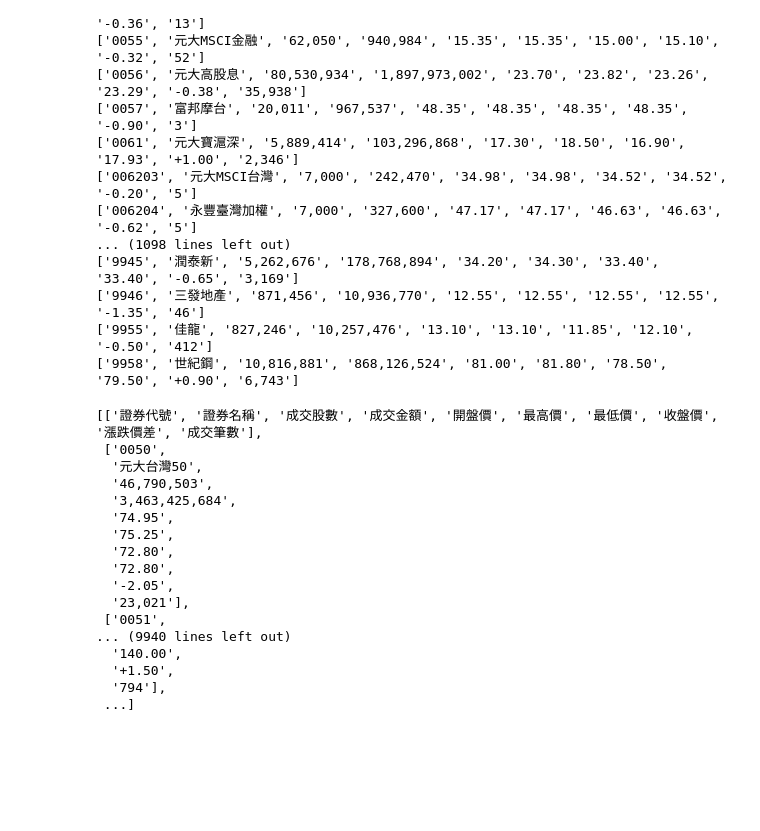
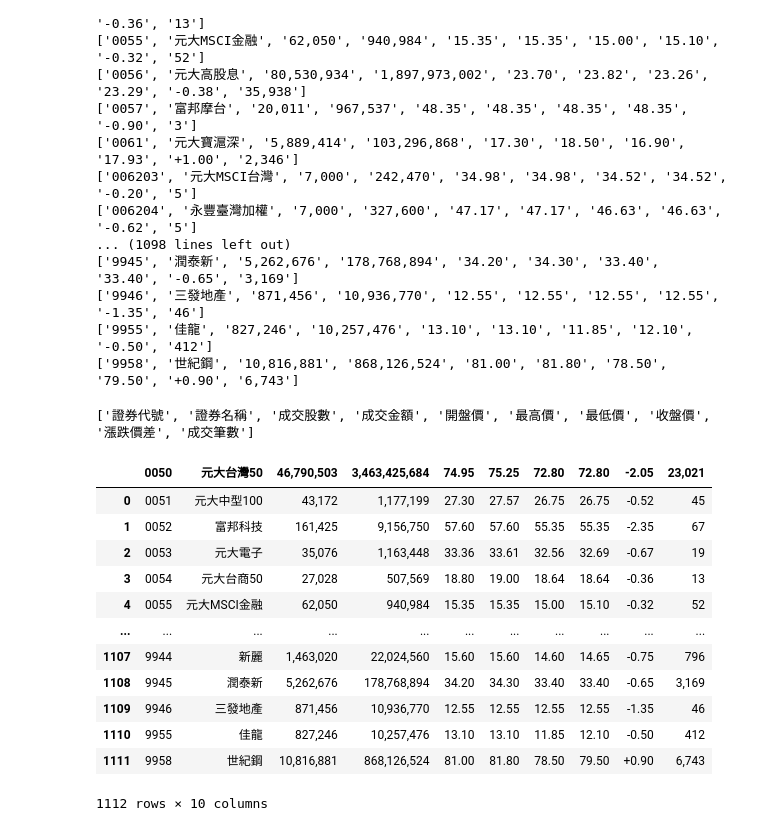
Before and after one commit to Bebe1125/_2023_07_23_sunday_, a Jupyter notebook: lesson17_1.ipynb, the cells around one changed output. Cells and saved outputs as stored; diff of their text form; code cells hidden in the pictures; blank space fills up the shorter version.

```diff
--- a/lesson17_1.ipynb
+++ b/lesson17_1.ipynb
@@ -30,22 +30,27 @@ with open("個股日成交資訊.csv",mode='r',encoding='utf-8',newline="") as f
     reader=csv.reader(file)
     data_list = list(reader)
 
+index_data = data_list.pop(0)
+print(index_data)
 data_list
+columns_data = data_list.pop(0)
 # %% [output]
-[['證券代號', '證券名稱', '成交股數', '成交金額', '開盤價', '最高價', '最低價', '收盤價', '漲跌價差', '成交筆數'],
- ['0050',
-  '元大台灣50',
-  '46,790,503',
-  '3,463,425,684',
-  '74.95',
-  '75.25',
-  '72.80',
-  '72.80',
-  '-2.05',
-  '23,021'],
- ['0051',
-... (9940 lines left out)
-  '140.00',
-  '+1.50',
-  '794'],
- ...]
+['證券代號', '證券名稱', '成交股數', '成交金額', '開盤價', '最高價', '最低價', '收盤價', '漲跌價差', '成交筆數']
+# %%
+import pandas as pd
+df = pd.DataFrame(data_list,columns=columns_data)
+df
+# %% [output]
+|  | 0050 | 元大台灣50 | 46,790,503 | 3,463,425,684 | 74.95 | 75.25 | 72.80 | 72.80 | -2.05 | 23,021 |
+| 0 | 0051 | 元大中型100 | 43,172 | 1,177,199 | 27.30 | 27.57 | 26.75 | 26.75 | -0.52 | 45 |
+| 1 | 0052 | 富邦科技 | 161,425 | 9,156,750 | 57.60 | 57.60 | 55.35 | 55.35 | -2.35 | 67 |
+| 2 | 0053 | 元大電子 | 35,076 | 1,163,448 | 33.36 | 33.61 | 32.56 | 32.69 | -0.67 | 19 |
+| 3 | 0054 | 元大台商50 | 27,028 | 507,569 | 18.80 | 19.00 | 18.64 | 18.64 | -0.36 | 13 |
+| 4 | 0055 | 元大MSCI金融 | 62,050 | 940,984 | 15.35 | 15.35 | 15.00 | 15.10 | -0.32 | 52 |
+| ... | ... | ... | ... | ... | ... | ... | ... | ... | ... | ... |
+| 1107 | 9944 | 新麗 | 1,463,020 | 22,024,560 | 15.60 | 15.60 | 14.60 | 14.65 | -0.75 | 796 |
+| 1108 | 9945 | 潤泰新 | 5,262,676 | 178,768,894 | 34.20 | 34.30 | 33.40 | 33.40 | -0.65 | 3,169 |
+| 1109 | 9946 | 三發地產 | 871,456 | 10,936,770 | 12.55 | 12.55 | 12.55 | 12.55 | -1.35 | 46 |
+| 1110 | 9955 | 佳龍 | 827,246 | 10,257,476 | 13.10 | 13.10 | 11.85 | 12.10 | -0.50 | 412 |
+| 1111 | 9958 | 世紀鋼 | 10,816,881 | 868,126,524 | 81.00 | 81.80 | 78.50 | 79.50 | +0.90 | 6,743 |
+1112 rows × 10 columns
```
